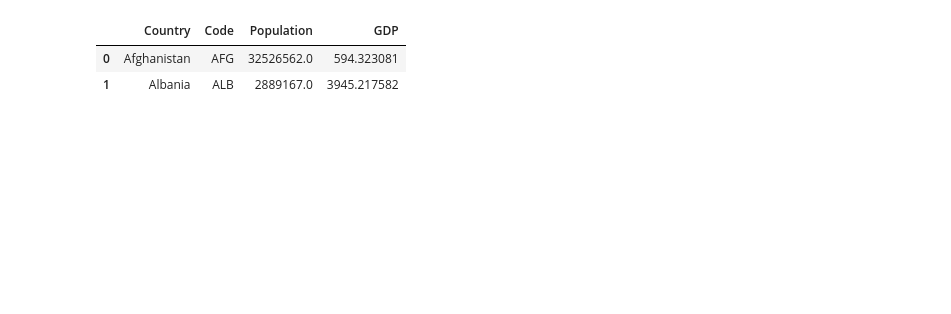
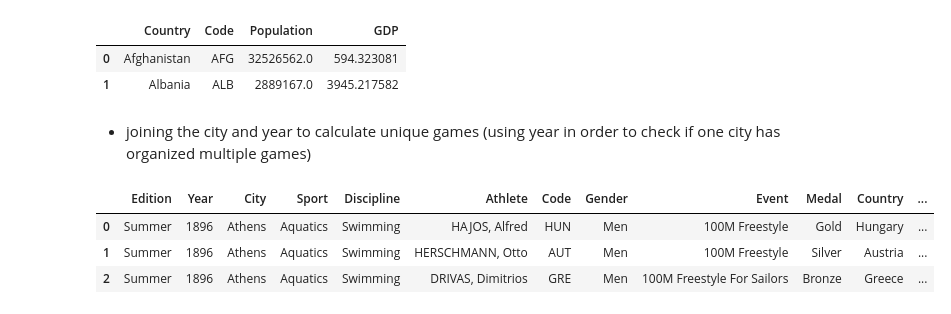
Before and after one commit to kevalsakhiya/pandas-Data-Science, a Jupyter notebook: olympic_analysis/olympic_analysis.ipynb, the cells around one changed output. Cells and saved outputs as stored; diff of their text form; code cells hidden in the pictures; blank space fills up the shorter version.

```diff
--- a/olympic_analysis/olympic_analysis.ipynb
+++ b/olympic_analysis/olympic_analysis.ipynb
@@ -376,0 +403,2 @@ dic.head(2)
+# %% [markdown]
+* joining the city and year to calculate unique games (using year in order to check if one city has organized multiple games)
@@ -376,0 +407,7 @@ dic.head(2)
+# %%
+olympics.head(3)
+# %% [output]
+|  | Edition | Year | City | Sport | Discipline | Athlete | Code | Gender | Event | Medal | Country | ... |
+| 0 | Summer | 1896 | Athens | Aquatics | Swimming | HAJOS, Alfred | HUN | Men | 100M Freestyle | Gold | Hungary | ... |
+| 1 | Summer | 1896 | Athens | Aquatics | Swimming | HERSCHMANN, Otto | AUT | Men | 100M Freestyle | Silver | Austria | ... |
+| 2 | Summer | 1896 | Athens | Aquatics | Swimming | DRIVAS, Dimitrios | GRE | Men | 100M Freestyle For Sailors | Bronze | Greece | ... |
```
Also changed, not shown: parts of 32 cells of this notebook.
